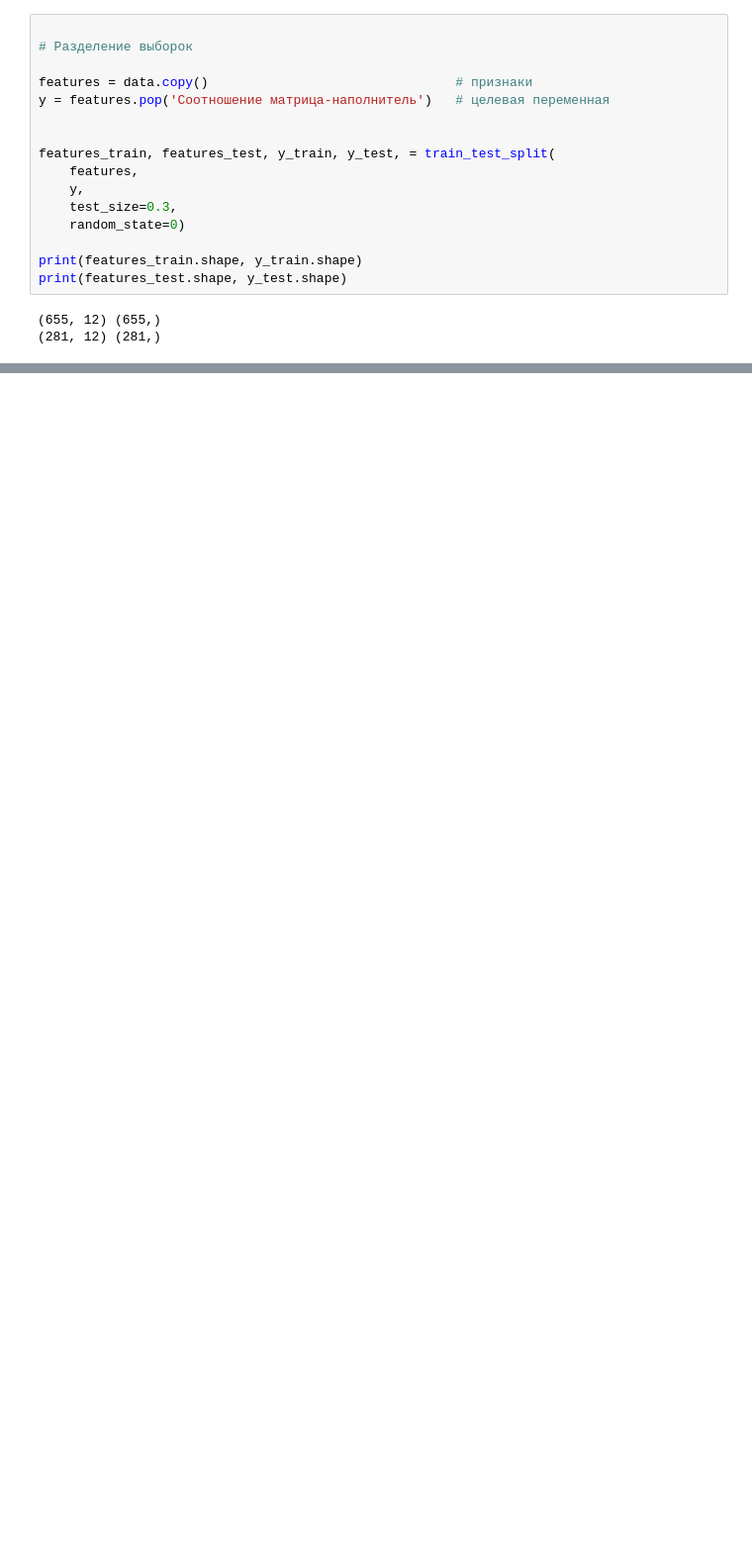
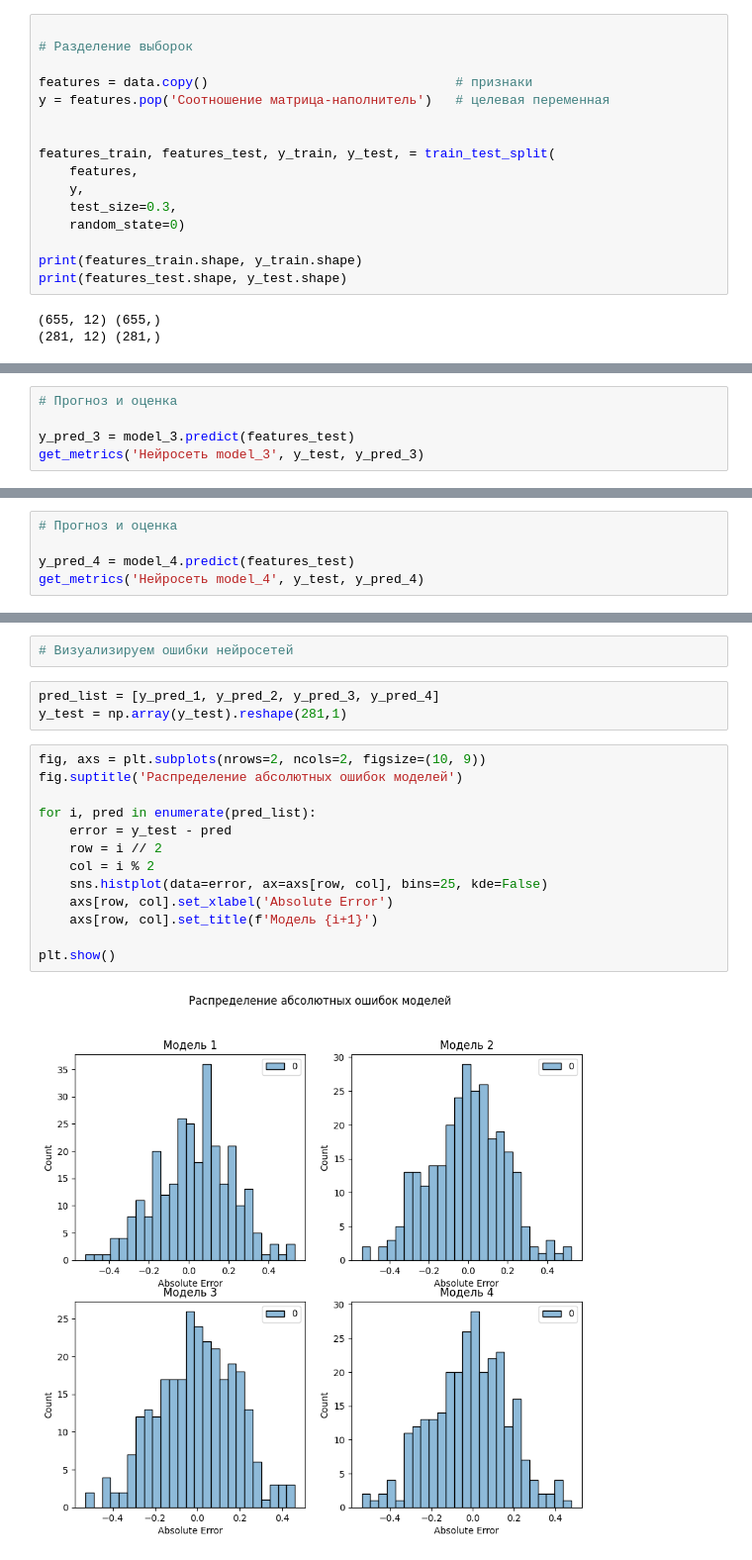
Before and after one commit to Svkhorol/Diploma-Project-Bauman-MSTU, a Jupyter notebook: notebooks/4_Modeling.ipynb, the cells around one changed output, grey strips where cells are left out. Shown: that part at 99% size. Cells and saved outputs as stored; diff of their text form; blank space fills up the shorter version.

```diff
--- a/notebooks/4_Modeling.ipynb
+++ b/notebooks/4_Modeling.ipynb
@@ -924,0 +1011,5 @@ pd.DataFrame(history.history).plot(figsize=(8,6)) # метрики и функц
+# %%
+# Прогноз и оценка
+
+y_pred_3 = model_3.predict(features_test)
+get_metrics('Нейросеть model_3', y_test, y_pred_3)
@@ -924,0 +1077,5 @@ pd.DataFrame(history.history).plot(figsize=(8,6)) # метрики и функц
+# %%
+# Прогноз и оценка
+
+y_pred_4 = model_4.predict(features_test)
+get_metrics('Нейросеть model_4', y_test, y_pred_4)
@@ -924,0 +1088,20 @@ pd.DataFrame(history.history).plot(figsize=(8,6)) # метрики и функц
+# %%
+# Визуализируем ошибки нейросетей
+# %%
+pred_list = [y_pred_1, y_pred_2, y_pred_3, y_pred_4]
+y_test = np.array(y_test).reshape(281,1)
+# %%
+fig, axs = plt.subplots(nrows=2, ncols=2, figsize=(10, 9))
+fig.suptitle('Распределение абсолютных ошибок моделей')
+
+for i, pred in enumerate(pred_list):
+    error = y_test - pred
+    row = i // 2
+    col = i % 2
+    sns.histplot(data=error, ax=axs[row, col], bins=25, kde=False)
+    axs[row, col].set_xlabel('Absolute Error')
+    axs[row, col].set_title(f'Модель {i+1}')
+
+plt.show()
+# %% [output]
+[figure, added]
```
Also changed, not shown: parts of 56 cells of this notebook.
